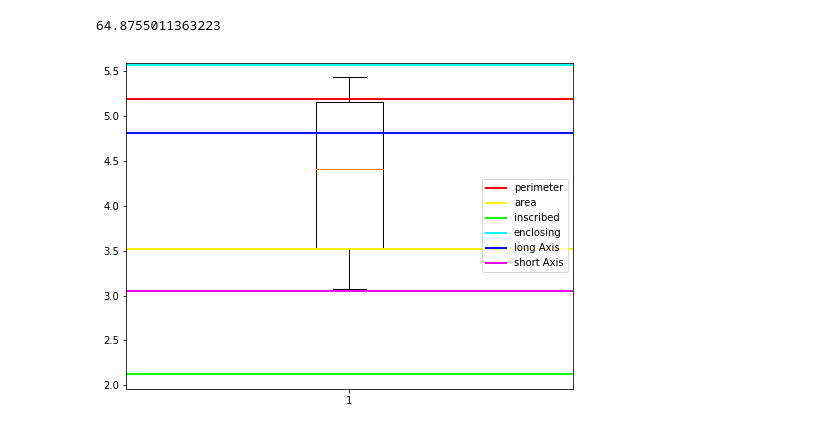
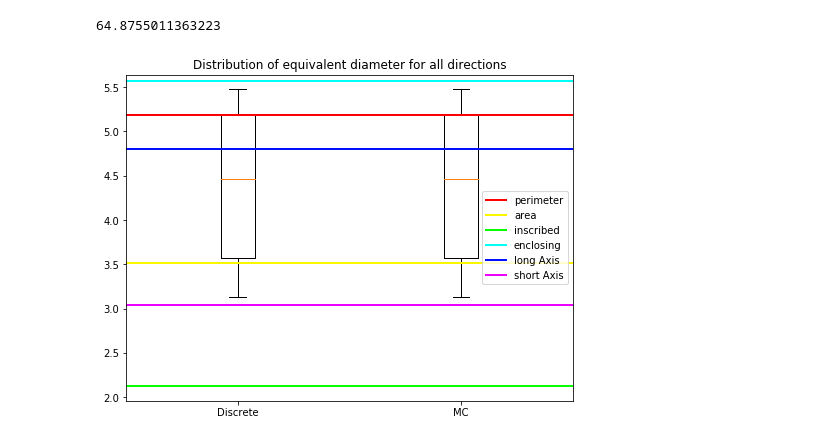
Before and after one commit to mpaquette/notebooks, a Jupyter notebook: circle-approx-histo-diff.ipynb, the cells around one changed output. Cells and saved outputs as stored; diff of their text form; code cells hidden in the pictures.

Commit message:
axons shape geometry thinkering and discrete MSD computation

```diff
--- a/circle-approx-histo-diff.ipynb
+++ b/circle-approx-histo-diff.ipynb
@@ -678,11 +686,24 @@ list_method_res.append(diameter_shortAxisMethod)
+# %%
+# Discrete 2D MC
+# D = 0.66 um^2/ms
+# dx = 5/135 um
+# total = 100 ms
+msds_mc = np.load('/data/hu_paquette/work/notebooks/small_axons_inside_msds.npy')
+# %%
+directional_equivalent_diameter = MSD2diam(msds_mc)
+equivalent_diameter = np.concatenate((directional_equivalent_diameter[:,None], directional_equivalent_diameter[:,None]), axis=1)
+equivalent_name = ['Discrete', 'MC']
 # %%
 mycolormap = pl.cm.hsv
 _colors = (mycolormap(i) for i in np.linspace(0, 1, len(list_method_name)+1))
 pl.figure(figsize=(8,6))
-pl.boxplot(directional_equivalent_diameter)
+# pl.boxplot(directional_equivalent_diameter)
+pl.boxplot(equivalent_diameter)
+pl.xticks(range(1,equivalent_diameter.shape[1]+1), equivalent_name)
 for i in range(len(list_method_name)):
     pl.axhline(list_method_res[i], label=list_method_name[i],color=next(_colors), linewidth=2)
 pl.legend()
+pl.title('Distribution of equivalent diameter for all directions')
 pl.show()
 # %% [output]
-[figure, old version]
+[figure, new version]
```
Also changed, not shown: parts of 8 cells of this notebook, 7 other files.
